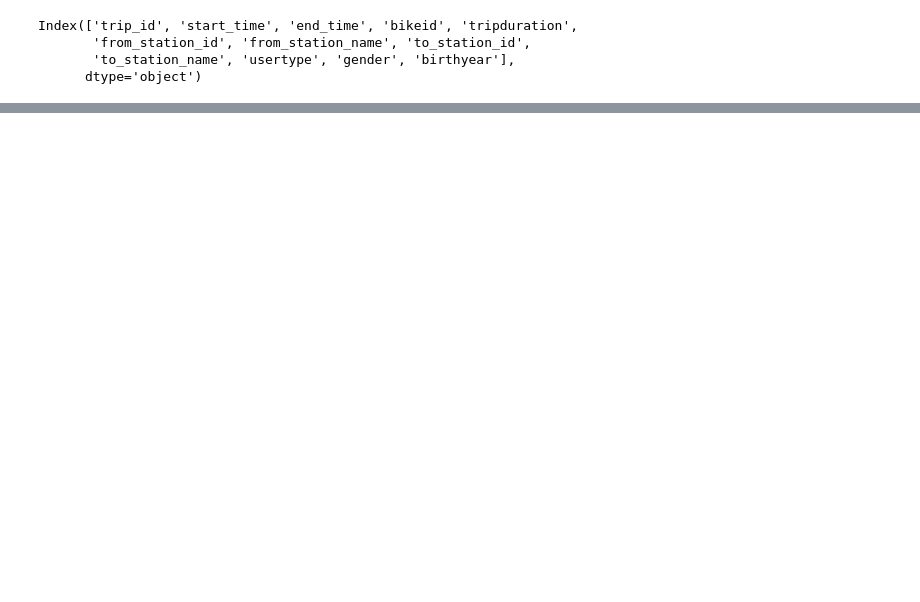
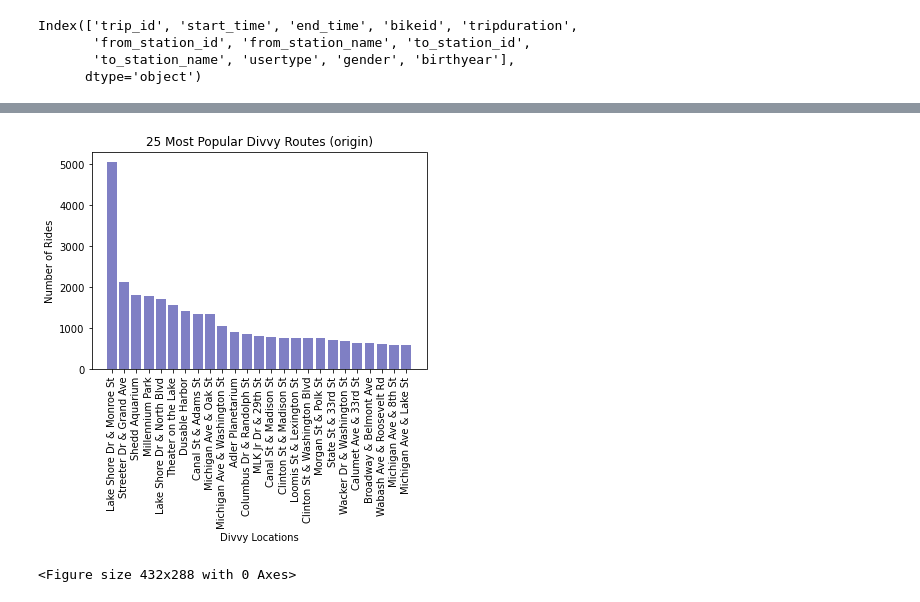
Before and after one commit to ruthhinkle/divvy-analysis, a Jupyter notebook: CMD_divvy_analysis_II-Copy1.ipynb, the cells around one changed output, grey strips where cells are left out. Cells and saved outputs as stored; diff of their text form; code cells hidden in the pictures; blank space fills up the shorter version.

```diff
--- a/CMD_divvy_analysis_II-Copy1.ipynb
+++ b/CMD_divvy_analysis_II-Copy1.ipynb
@@ -38,0 +96,4 @@ Index(['trip_id', 'start_time', 'end_time', 'bikeid', 'tripduration',
+# %%
+dup_to_from.columns = dup_to_from.droplevel(0)
+dup_to_from.columns.name = None
+dup_to_from_II = dup_to_from.reset_index()
@@ -38,0 +114,3 @@ Index(['trip_id', 'start_time', 'end_time', 'bikeid', 'tripduration',
+# %%
+to_from_III = dup_to_from_II.rename(columns={'from_station': 'from_station', 'to_station':'to_station', 0:'rides_taken'})
+to_from_III
@@ -38,0 +131,2 @@ Index(['trip_id', 'start_time', 'end_time', 'bikeid', 'tripduration',
+# %%
+to_from_removed_dups = to_from_III[to_from_III['from_station'] != to_from_III['to_station']]
@@ -38,0 +135,5 @@ Index(['trip_id', 'start_time', 'end_time', 'bikeid', 'tripduration',
+# %%
+most_pop_rides = to_from_removed_dups.loc[to_from_removed_dups.groupby('from_station')['rides_taken'].idxmax()]
+most_popular_routes = most_pop_rides.sort_values(ascending=False, by='rides_taken').reset_index(drop=True)
+most_popular_reduced = most_popular_routes[0:25]
+most_popular_reduced
@@ -38,0 +158,11 @@ Index(['trip_id', 'start_time', 'end_time', 'bikeid', 'tripduration',
+# %%
+plt.bar(most_popular_reduced['from_station'], most_popular_reduced['rides_taken'], color='darkblue', alpha=.5, align='center')
+plt.xticks(most_popular_reduced['from_station'], rotation='vertical')
+plt.title('25 Most Popular Divvy Routes (origin)')
+plt.xlabel('Divvy Locations')
+plt.ylabel('Number of Rides')
+plt.show()
+plt.tight_layout()
+# %% [output]
+[figure, added]
+<Figure size 432x288 with 0 Axes>
```
Also changed, not shown: parts of 10 cells of this notebook, 2 other files.
